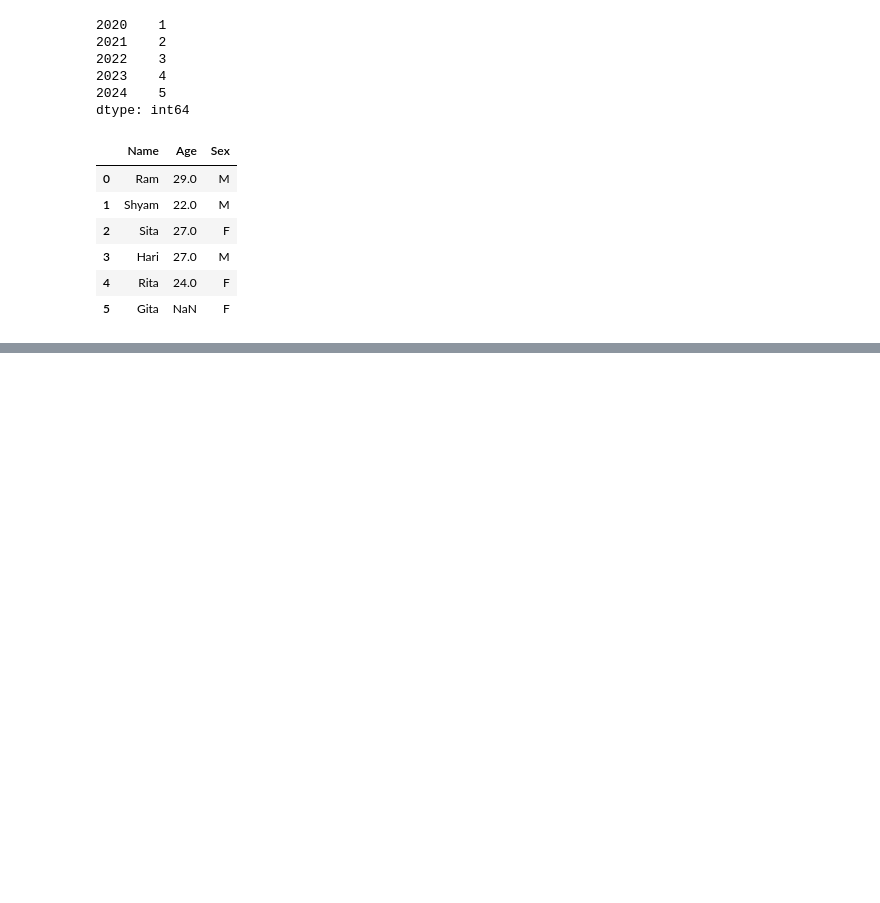
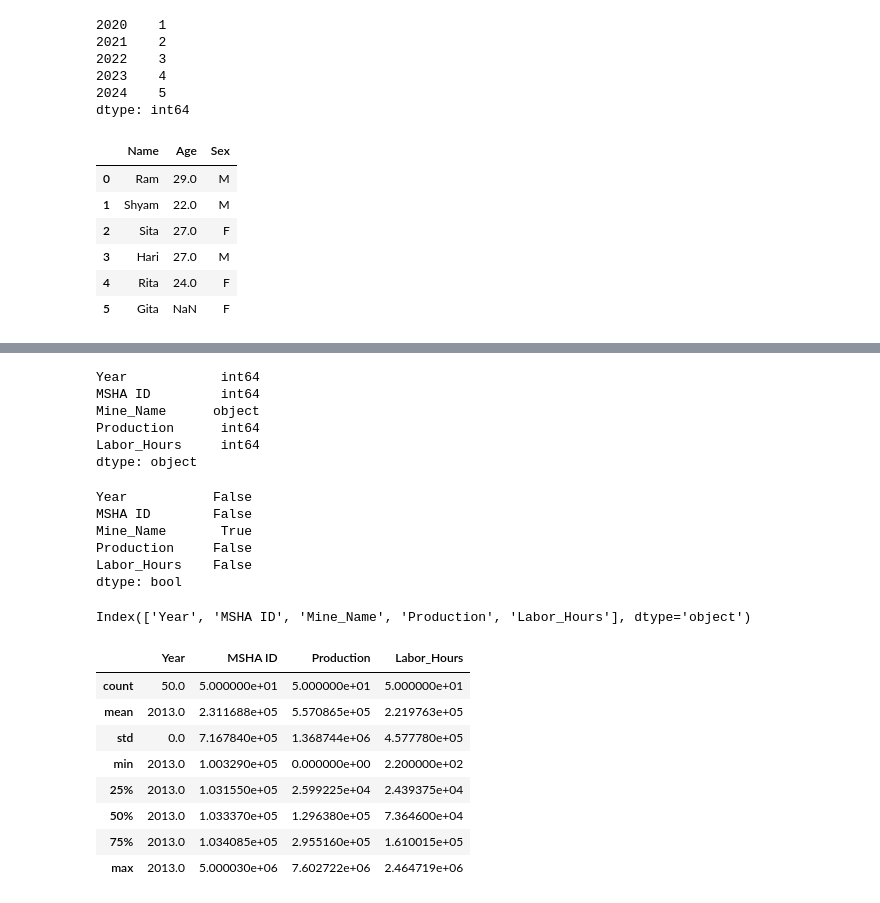
Before and after one commit to aayusha-shrestha/60DaysOfLearning2024, a Jupyter notebook: 60DaysOfLearning2024.ipynb, the cells around one changed output, grey strips where cells are left out. Cells and saved outputs as stored; diff of their text form; code cells hidden in the pictures; blank space fills up the shorter version.

```diff
--- a/60DaysOfLearning2024.ipynb
+++ b/60DaysOfLearning2024.ipynb
@@ -333,0 +348,34 @@ df.ndim
+# %%
+df.dtypes
+# %% [output]
+Year            int64
+MSHA ID         int64
+Mine_Name      object
+Production      int64
+Labor_Hours     int64
+dtype: object
+# %%
+df.dtypes == 'object'
+# %% [output]
+Year           False
+MSHA ID        False
+Mine_Name       True
+Production     False
+Labor_Hours    False
+dtype: bool
+# %%
+df.columns # returns column labels of the DataFrame
+# %% [output]
+Index(['Year', 'MSHA ID', 'Mine_Name', 'Production', 'Labor_Hours'], dtype='object')
+# %%
+df.describe() # returns description of the data in the DataFrame
+# %% [output]
+|  | Year | MSHA ID | Production | Labor_Hours |
+| count | 50.0 | 5.000000e+01 | 5.000000e+01 | 5.000000e+01 |
+| mean | 2013.0 | 2.311688e+05 | 5.570865e+05 | 2.219763e+05 |
+| std | 0.0 | 7.167840e+05 | 1.368744e+06 | 4.577780e+05 |
+| min | 2013.0 | 1.003290e+05 | 0.000000e+00 | 2.200000e+02 |
+| 25% | 2013.0 | 1.031550e+05 | 2.599225e+04 | 2.439375e+04 |
+| 50% | 2013.0 | 1.033370e+05 | 1.296380e+05 | 7.364600e+04 |
+| 75% | 2013.0 | 1.034085e+05 | 2.955160e+05 | 1.610015e+05 |
+| max | 2013.0 | 5.000030e+06 | 7.602722e+06 | 2.464719e+06 |
```
Also changed, not shown: parts of 23 cells of this notebook.
